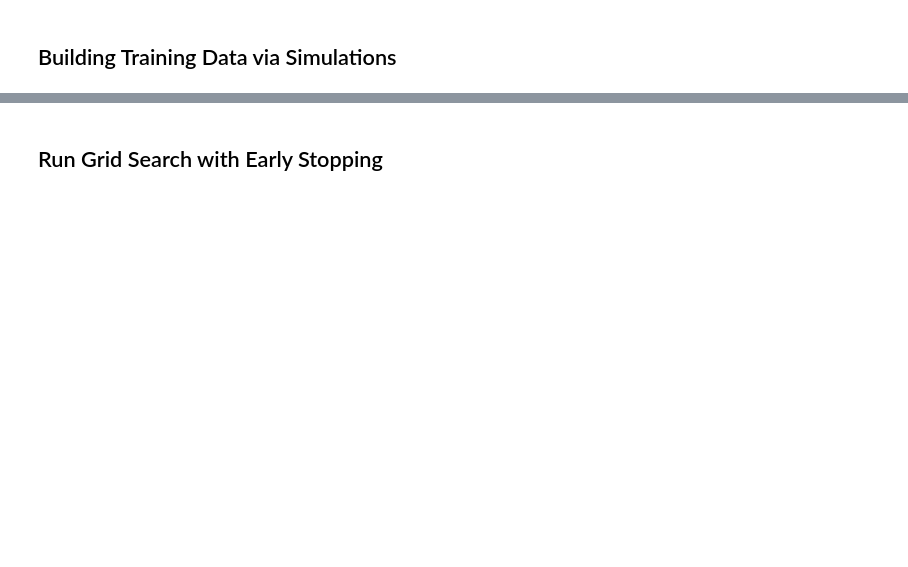
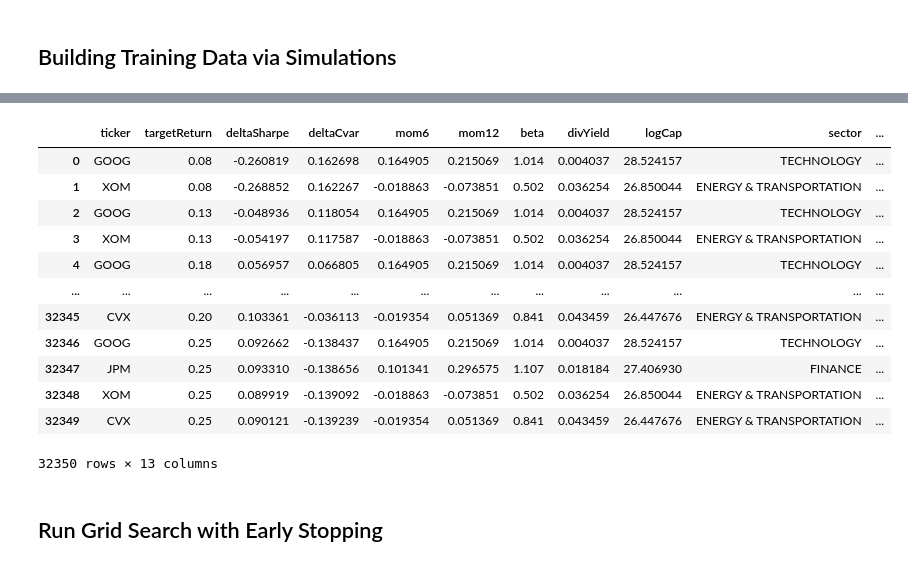
Before and after one commit to schaddha05/PortfolioOptimizationDashboard, a Jupyter notebook: my-dashboard/notebooks/XGBoostRecommender.ipynb, the cells around one changed output, grey strips where cells are left out. Saved outputs shown, nothing was run; the diff lists cells and outputs as text; code cells hidden in the pictures; blank space fills up the shorter version.

Commit message:
Beta Version Done

```diff
--- a/my-dashboard/notebooks/XGBoostRecommender.ipynb
+++ b/my-dashboard/notebooks/XGBoostRecommender.ipynb
@@ -70,16 +70,16 @@ import pandas as pd, numpy as np
 API_KEY = os.getenv("ALPHA_VANTAGE_KEY")
 BASE    = "https://www.alphavantage.co/query"
 
-# 25-ticker “mini-universe” (20 blue-chip stocks + 5 broad ETFs)
+# 10-ticker “mini-universe” (7 blue-chip stocks + 3 broad ETFs)
 UNIVERSE = [
-    # 20 Stocks
-    "AAPL","MSFT","AMZN","GOOG","TSLA",
-    "NVDA","BRK.B","JNJ","V","JPM",
-    "UNH","HD","PG","MA","XOM",
-    "CVX","PFE","MRK","KO","WMT",
+    # 7 Stocks
+    "AMZN","GOOG",
+    "BRK.B","JPM",
+    "MA","XOM",
+    "CVX",
 
-    # 5 ETFs
-    "SPY","QQQ","VTI","IWM","AGG"
+    # 3 ETFs
+    "SPY", "VTI","AGG"
 ]
 # %% [markdown]
  ## Fetch weekly‐adjusted prices (cache locally)
@@ -101,8 +101,29 @@ def av_get(function, symbol):
 def weekly_series(sym):
     js = av_get("TIME_SERIES_WEEKLY_ADJUSTED", sym)
     df = (pd.DataFrame(js["Weekly Adjusted Time Series"])
-            .T.astype(float)[["4. close"]].rename(columns={"4. close":"close"}))
+            .T.astype(float)[["4. close", "7. dividend amount"]].rename(columns={"4. close":"close", "7. dividend amount": "div"}))
     return df.sort_index()
+
+def ttm_div_yield_from_weekly(sym, weeks=52):
+    """
+    12-month dividend yield using WEEKLY adjusted data.
+    - Sums the last `weeks` of dividend amounts (cash).
+    - Divides by the latest close.
+    - Returns 0.0 for non-payers or missing data.
+    """
+    df = weekly_series(sym)
+    if df.empty or "close" not in df:
+        return 0.0
+
+    last_close = float(df["close"].iloc[-1])
+    if not np.isfinite(last_close) or last_close <= 0:
+        return 0.0
+
+    div_sum = float(df.get("div", 0.0).tail(min(weeks, len(df))).sum())
+    if not np.isfinite(div_sum) or div_sum < 0:
+        return 0.0
+
+    return float(div_sum / last_close)  # e.g., 0.018 = 1.8%
 
 def overview(sym):
     return av_get("OVERVIEW", sym)
@@ -255,3 +537,19 @@ X_val, X_test, y_val, y_test = train_test_split(
+# %%
+df
+# %% [output]
+|  | ticker | targetReturn | deltaSharpe | deltaCvar | mom6 | mom12 | beta | divYield | logCap | sector | ... |
+| 0 | GOOG | 0.08 | -0.260819 | 0.162698 | 0.164905 | 0.215069 | 1.014 | 0.004037 | 28.524157 | TECHNOLOGY | ... |
+| 1 | XOM | 0.08 | -0.268852 | 0.162267 | -0.018863 | -0.073851 | 0.502 | 0.036254 | 26.850044 | ENERGY & TRANSPORTATION | ... |
+| 2 | GOOG | 0.13 | -0.048936 | 0.118054 | 0.164905 | 0.215069 | 1.014 | 0.004037 | 28.524157 | TECHNOLOGY | ... |
+| 3 | XOM | 0.13 | -0.054197 | 0.117587 | -0.018863 | -0.073851 | 0.502 | 0.036254 | 26.850044 | ENERGY & TRANSPORTATION | ... |
+| 4 | GOOG | 0.18 | 0.056957 | 0.066805 | 0.164905 | 0.215069 | 1.014 | 0.004037 | 28.524157 | TECHNOLOGY | ... |
+| ... | ... | ... | ... | ... | ... | ... | ... | ... | ... | ... | ... |
+| 32345 | CVX | 0.20 | 0.103361 | -0.036113 | -0.019354 | 0.051369 | 0.841 | 0.043459 | 26.447676 | ENERGY & TRANSPORTATION | ... |
+| 32346 | GOOG | 0.25 | 0.092662 | -0.138437 | 0.164905 | 0.215069 | 1.014 | 0.004037 | 28.524157 | TECHNOLOGY | ... |
+| 32347 | JPM | 0.25 | 0.093310 | -0.138656 | 0.101341 | 0.296575 | 1.107 | 0.018184 | 27.406930 | FINANCE | ... |
+| 32348 | XOM | 0.25 | 0.089919 | -0.139092 | -0.018863 | -0.073851 | 0.502 | 0.036254 | 26.850044 | ENERGY & TRANSPORTATION | ... |
+| 32349 | CVX | 0.25 | 0.090121 | -0.139239 | -0.019354 | 0.051369 | 0.841 | 0.043459 | 26.447676 | ENERGY & TRANSPORTATION | ... |
+32350 rows × 13 columns
 # %% [markdown]
 ## Run Grid Search with Early Stopping
 # %%
```
Also changed, not shown: parts of 10 cells of this notebook, 45 other files.
